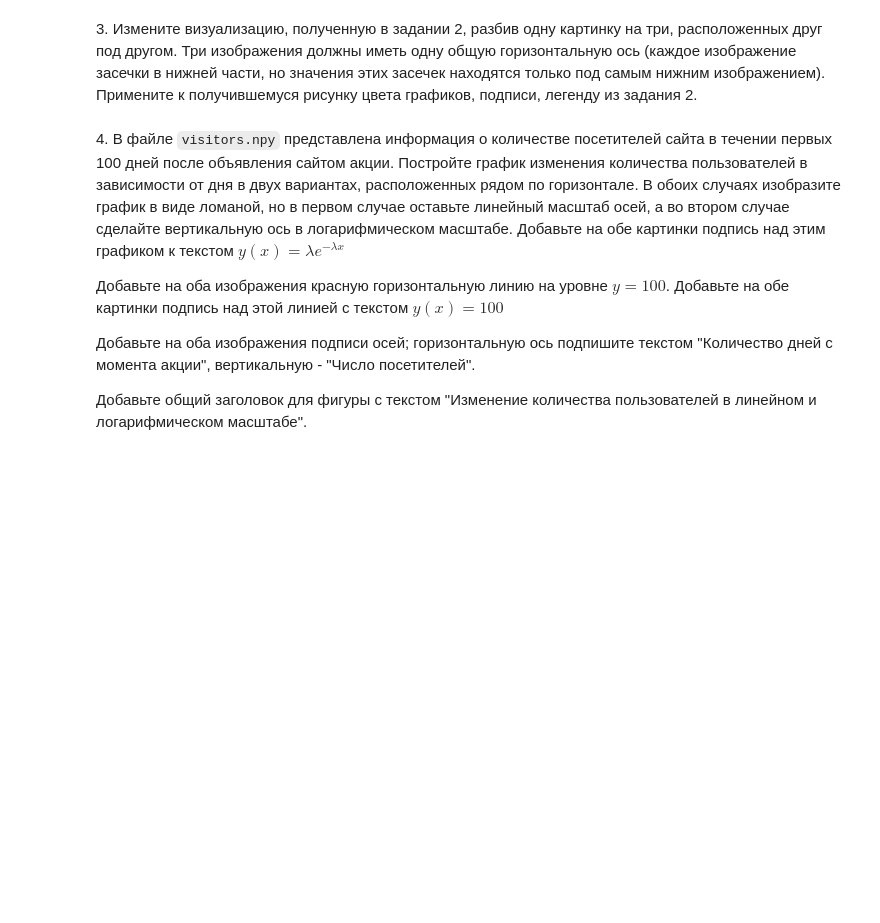
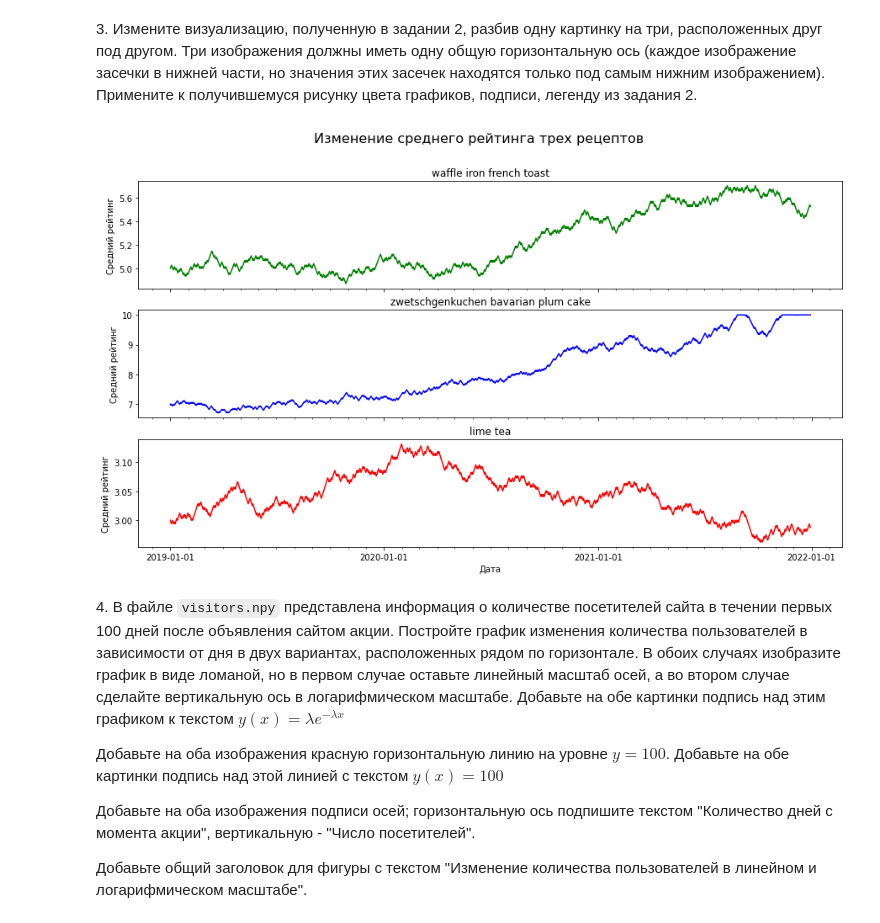
Before and after one commit to alexrzntsv/TOBD-FU, a Jupyter notebook: 5.visualization/05_visualization.ipynb, the cells around one changed output. Drawn from its saved outputs; the diff is of its cells as text; code cells hidden in the pictures; blank space fills up the shorter version.

```diff
--- a/5.visualization/05_visualization.ipynb
+++ b/5.visualization/05_visualization.ipynb
@@ -153,6 +171,37 @@ plt.show()
 [figure]
 # %% [markdown]
 3\. Измените визуализацию, полученную в задании 2, разбив одну картинку на три, расположенных друг под другом. Три изображения должны иметь одну общую горизонтальную ось (каждое изображение засечки в нижней части, но значения этих засечек находятся только под самым нижним изображением). Примените к получившемуся рисунку цвета графиков, подписи, легенду из задания 2.
+# %%
+fig, (ax0, ax1, ax2) = plt.subplots(nrows=3, ncols=1, figsize=(15,8))
+
+#-----
+ax0.plot(dates, arr[0], 'green')
+ax0.xaxis.set_ticklabels([])
+ax0.set_ylabel('Средний рейтинг')
+ax0.set_title('waffle iron french toast')
+#-----
+# Ступнчатая диаграмма, шаг в начале
+ax1.plot(dates, arr[1], 'blue')
+ax1.xaxis.set_ticklabels([])
+ax1.set_ylabel('Средний рейтинг')
+ax1.set_title('zwetschgenkuchen bavarian plum cake')
+#-----
+# Ступнчатая диаграмма, шаг в конце
+ax2.plot(dates, arr[2], 'red')
+ax2.set_ylabel('Средний рейтинг')
+ax2.set_title('lime tea')
+ax2.set_xlabel('Дата')
+#-----
+for ax in (ax0, ax1, ax2):
+
+  ax.xaxis.set_major_locator(mdates.YearLocator())
+  ax.xaxis.set_minor_locator(mdates.MonthLocator())
+
+fig.suptitle("Изменение среднего рейтинга трех рецептов", fontsize=16)
+
+fig.show()
+# %% [output]
+[figure, added]
 # %% [markdown]
 4\. В файле `visitors.npy` представлена информация о количестве посетителей сайта в течении первых 100 дней после объявления сайтом акции. Постройте график изменения количества пользователей в зависимости от дня в двух вариантах, расположенных рядом по горизонтале. В обоих случаях изобразите график в виде ломаной, но в первом случае оставьте линейный масштаб осей, а во втором случае сделайте вертикальную ось в логарифмическом масштабе. Добавьте на обе картинки подпись над этим графиком к текстом $y(x)=\lambda e^{-\lambda x}$
 
```
Also changed, not shown: parts of 10 cells of this notebook.
